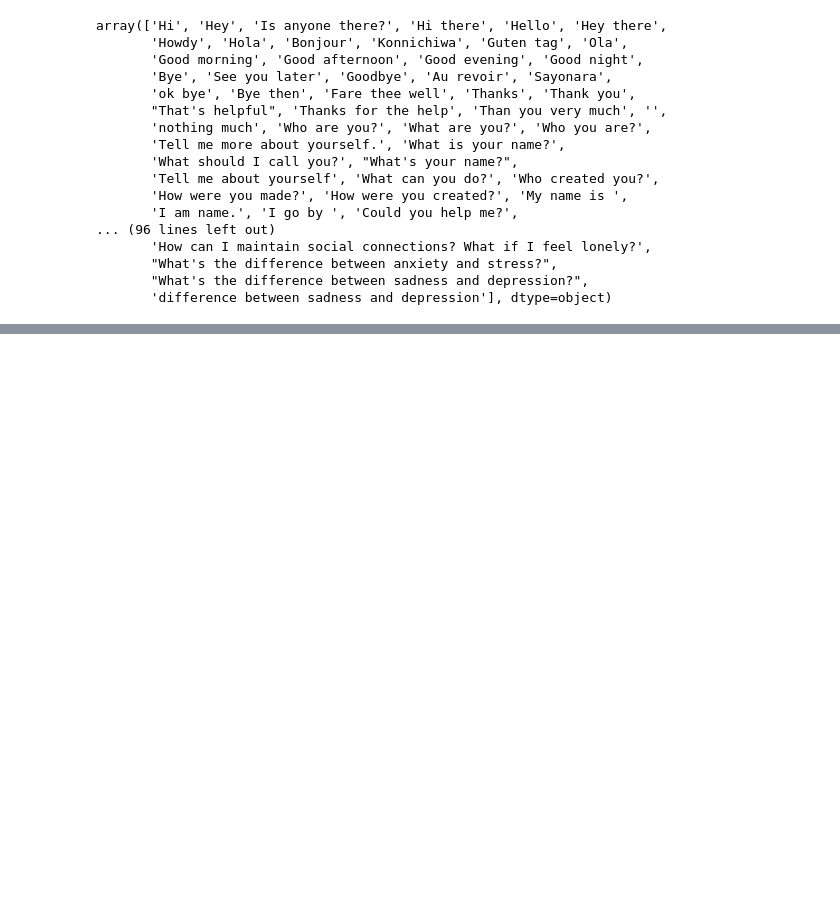
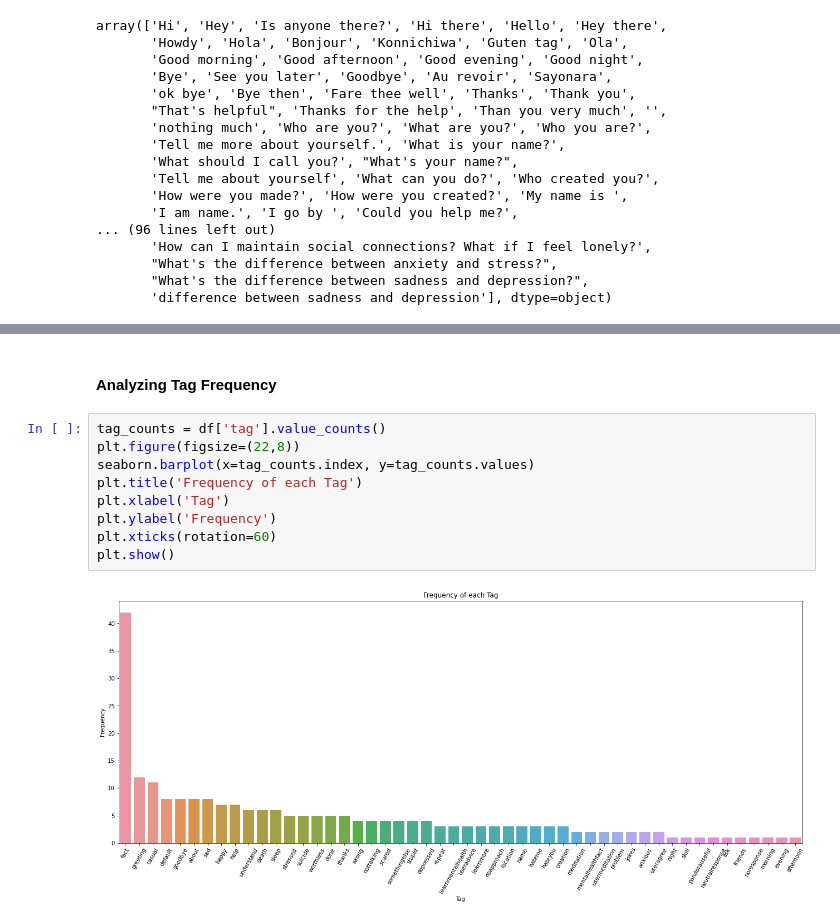
Before and after one commit to ShivangiG24/Mental-Health, a Jupyter notebook: math189-project-eda.ipynb, the cells around one changed output, grey strips where cells are left out. Drawn from its saved outputs; the diff is of its cells as text; blank space fills up the shorter version.

```diff
--- a/math189-project-eda.ipynb
+++ b/math189-project-eda.ipynb
@@ -126,0 +162,13 @@ array(['Hi', 'Hey', 'Is anyone there?', 'Hi there', 'Hello', 'Hey there',
+# %% [markdown]
+#### Analyzing Tag Frequency
+# %%
+tag_counts = df['tag'].value_counts()
+plt.figure(figsize=(22,8))
+seaborn.barplot(x=tag_counts.index, y=tag_counts.values)
+plt.title('Frequency of each Tag')
+plt.xlabel('Tag')
+plt.ylabel('Frequency')
+plt.xticks(rotation=60)
+plt.show()
+# %% [output]
+[figure, added]
```
Also changed, not shown: parts of 37 cells of this notebook.
